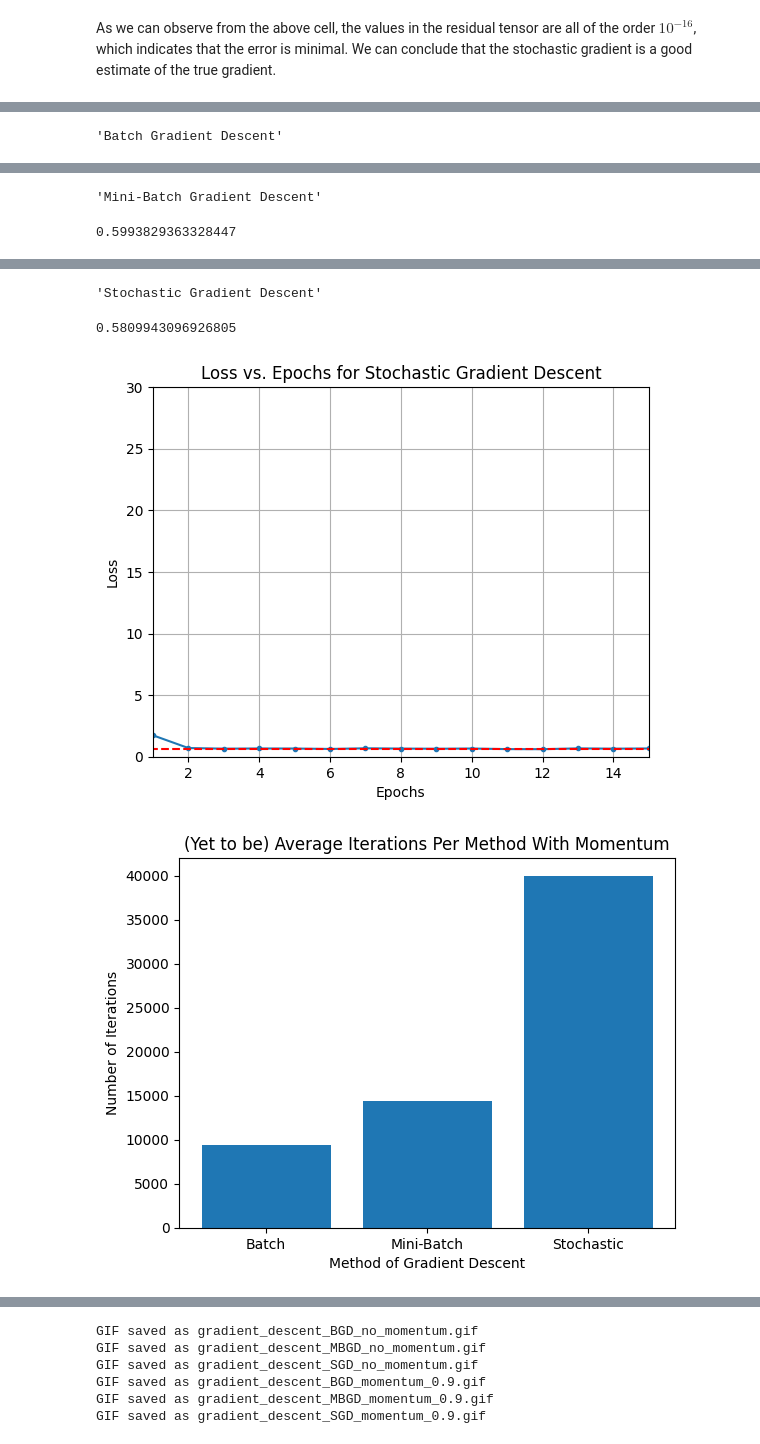
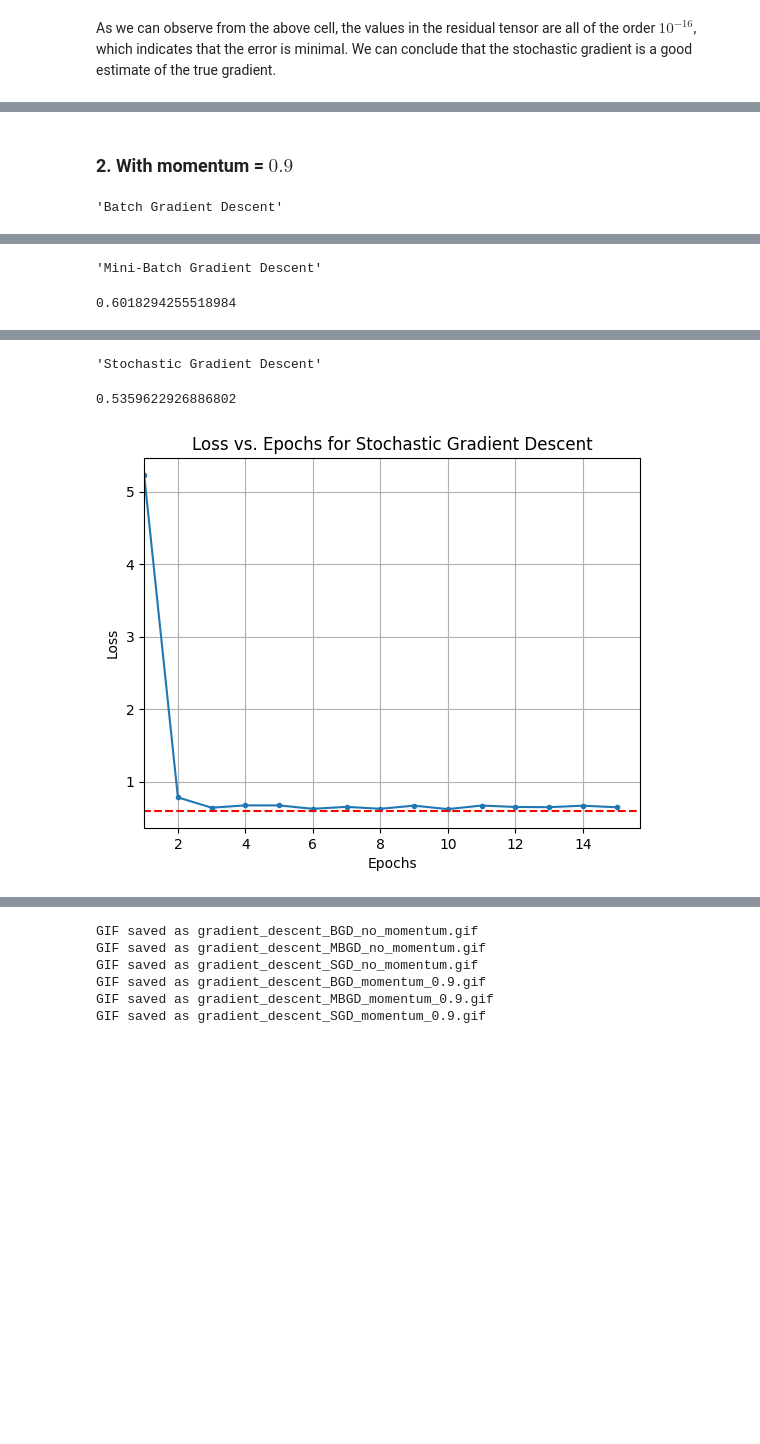
Before and after one commit to Karan-Gandhi/ES335-Assignment-2, a Jupyter notebook: task1.ipynb, the cells around one changed output, grey strips where cells are left out. Drawn from its saved outputs; the diff is of its cells as text; code cells hidden in the pictures; blank space fills up the shorter version.

Commit message:
added visualizations

```diff
--- a/task1.ipynb
+++ b/task1.ipynb
@@ -100,6 +100,7 @@ pretty_print = {'bgd': 'Batch Gradient Descent', 'mbgd': 'Mini-Batch Gradient De
 def gradient_descent(grad_type: str='bgd', epochs=1000, eps=1e-3, alpha=5e-2, minibatch_size=4, momentum=None):
     loss_vals = []
     theta_vals = []
+    grad_vals = []
     theta_copy = torch.randn(theta.shape, requires_grad=True, dtype=torch.float64)
     theta_copy.requires_grad = True
     epoch = 1
@@ -200,7 +201,7 @@ def gradient_descent(grad_type: str='bgd', epochs=1000, eps=1e-3, alpha=5e-2, mi
         epoch += 1
     return loss_vals, theta_vals, iterations, epoch
 # %%
-def plot_loss_vs_epochs(momentum=None):
+def plot_loss_vs_epochs(momentum=None, epoch_cap=None):
     iters_per_class = {}
 
     for grad_type in ['bgd', 'mbgd', 'sgd']:
@@ -208,18 +209,21 @@ def plot_loss_vs_epochs(momentum=None):
         iters_per_class[pretty_print[grad_type]] = iters
         epochs = np.arange(1, len(losses) + 1, dtype=np.int32)
         display(pretty_print[grad_type], np.min(losses))
-        plt.plot(epochs[:15], losses[:15], marker='.')
+        if epoch_cap is not None:
+            plt.plot(epochs[:epoch_cap], losses[:epoch_cap], marker='.')
+        else:
+            plt.plot(epochs, losses, marker='.')
         plt.grid(visible=True)
         plt.title(f'Loss vs. Epochs for {pretty_print[grad_type]}')
-        plt.xlim(left=1, right=15)
-        plt.ylim(bottom=0, top=30)
+        if epoch_cap is not None:
+            plt.xlim(left=1)
         plt.hlines(loss_opt, 0, len(epochs), linestyles='--', colors='red')
         plt.xlabel('Epochs')
         plt.ylabel('Loss')
         plt.show()
 
-    plt.bar(['Batch', 'Mini-Batch', 'Stochastic'], iters_per_class.values())
-    plt.title(f'(Yet to be) Average Iterations Per Method {"With" if momentum else "Without"} Momentum')
-    plt.xlabel('Method of Gradient Descent')
-    plt.ylabel('Number of Iterations')
-    plt.show()
+    # plt.bar(['Batch', 'Mini-Batch', 'Stochastic'], iters_per_class.values())
+    # plt.title(f'(Yet to be) Average Iterations Per Method {"With" if momentum else "Without"} Momentum')
+    # plt.xlabel('Method of Gradient Descent')
+    # plt.ylabel('Number of Iterations')
+    # plt.show()
@@ -239,4 +246,6 @@ plot_loss_vs_epochs(momentum=None)
+# %% [markdown]
+### 2. With momentum = $0.9$
 # %%
-plot_loss_vs_epochs(momentum=0.9)
+plot_loss_vs_epochs(momentum=0.9, epoch_cap=15)
 # %% [output]
 'Batch Gradient Descent'
@@ -245,2 +254,2 @@ plot_loss_vs_epochs(momentum=0.9)
 'Mini-Batch Gradient Descent'
-0.5993829363328447
+0.6018294255518984
@@ -248,4 +257,3 @@ plot_loss_vs_epochs(momentum=0.9)
 'Stochastic Gradient Descent'
-0.5809943096926805
+0.5359622926886802
-[figure, old version]
+[figure, new version]
-[figure, removed]
```
Also changed, not shown: parts of 12 cells of this notebook, 6 other files.
